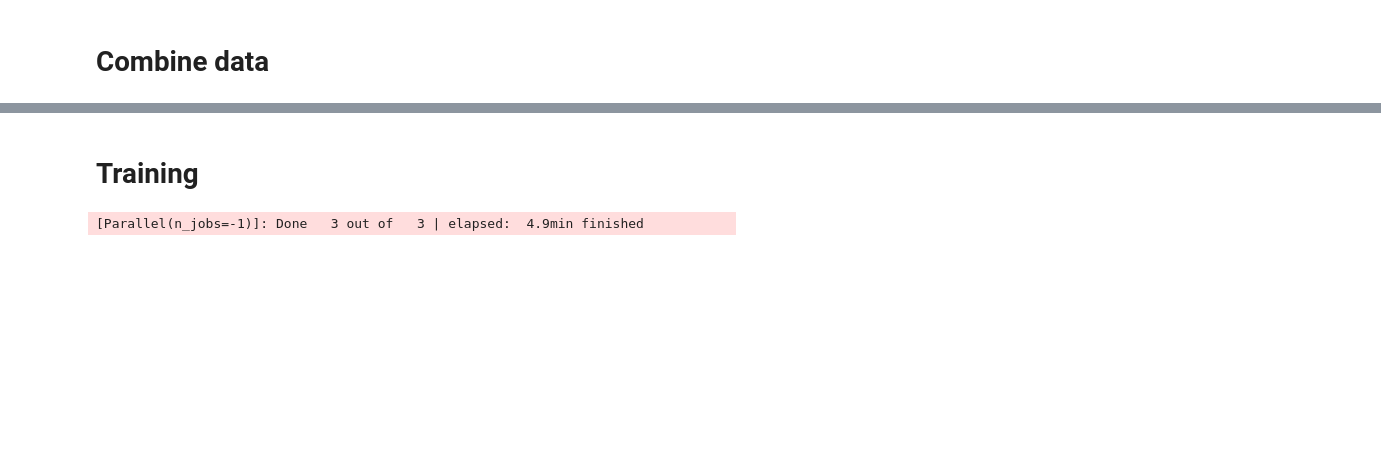
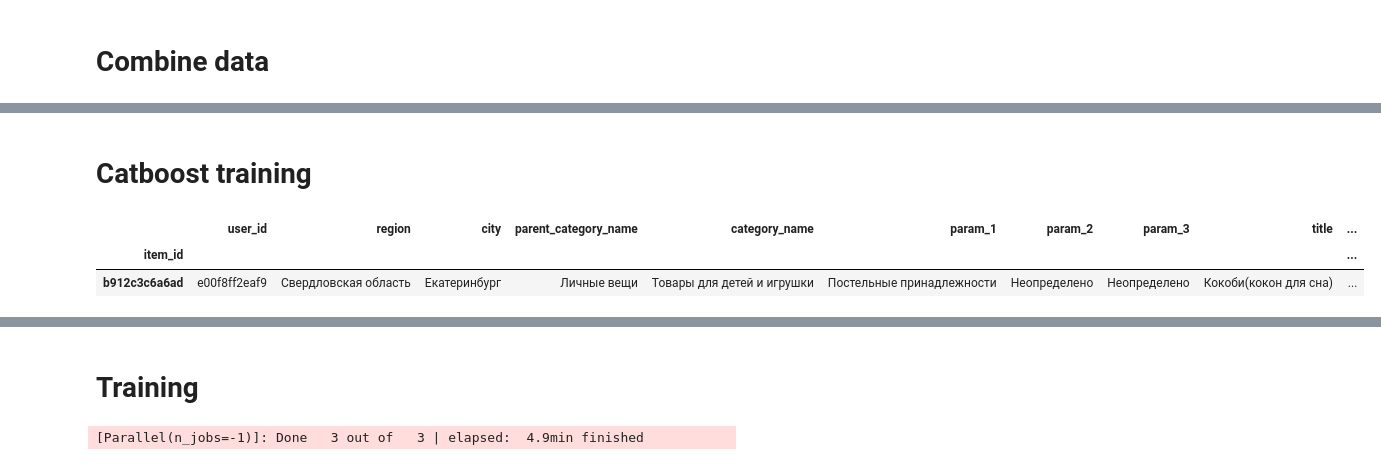
Before and after one commit to i-newton/kaggle_competitions, a Jupyter notebook: avito/src/initial_analysis.ipynb, the cells around one changed output, grey strips where cells are left out. Saved outputs shown, nothing was run; the diff lists cells and outputs as text; code cells hidden in the pictures; blank space fills up the shorter version.

```diff
--- a/avito/src/initial_analysis.ipynb
+++ b/avito/src/initial_analysis.ipynb
@@ -171,3 +176,11 @@ y = main_train_df["deal_probability"]
 # %%
 from sklearn.model_selection import train_test_split
 X_train, X_valid, y_train, y_valid = train_test_split(train_x, y, test_size=0.2, random_state=42)
+# %% [markdown]
+# Catboost training
+# %%
+train_df.head(1)
+# %% [output]
+|  | user_id | region | city | parent_category_name | category_name | param_1 | param_2 | param_3 | title | ... |
+| item_id |  |  |  |  |  |  |  |  |  | ... |
+| b912c3c6a6ad | e00f8ff2eaf9 | Свердловская область | Екатеринбург | Личные вещи | Товары для детей и игрушки | Постельные принадлежности | Неопределено | Неопределено | Кокоби(кокон для сна) | ... |
```
Also changed, not shown: parts of 39 cells of this notebook, 14 other files.
